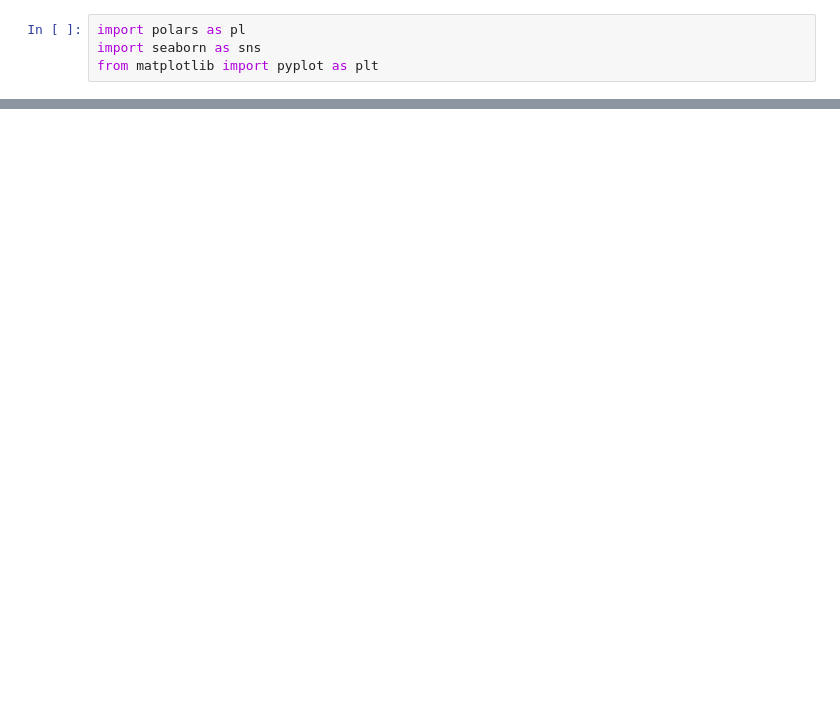
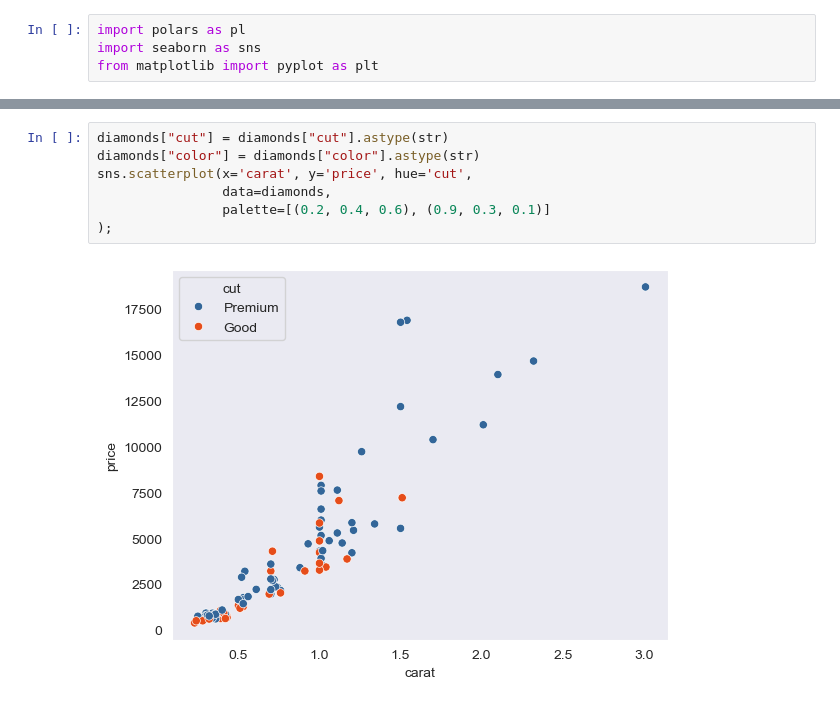
Before and after one commit to garettprestholdt/seaborn_scatterplot, a Jupyter notebook: sb_scatterplot.ipynb, the cells around one changed output, grey strips where cells are left out. Saved outputs shown, nothing was run; the diff lists cells and outputs as text; blank space fills up the shorter version.

```diff
--- a/sb_scatterplot.ipynb
+++ b/sb_scatterplot.ipynb
@@ -23,0 +69,9 @@ survived_gender
+# %%
+diamonds["cut"] = diamonds["cut"].astype(str)
+diamonds["color"] = diamonds["color"].astype(str)
+sns.scatterplot(x='carat', y='price', hue='cut',
+                data=diamonds,
+                palette=[(0.2, 0.4, 0.6), (0.9, 0.3, 0.1)]
+);
+# %% [output]
+[figure, added]
```
Also changed, not shown: parts of 26 cells of this notebook, 1 other file.
